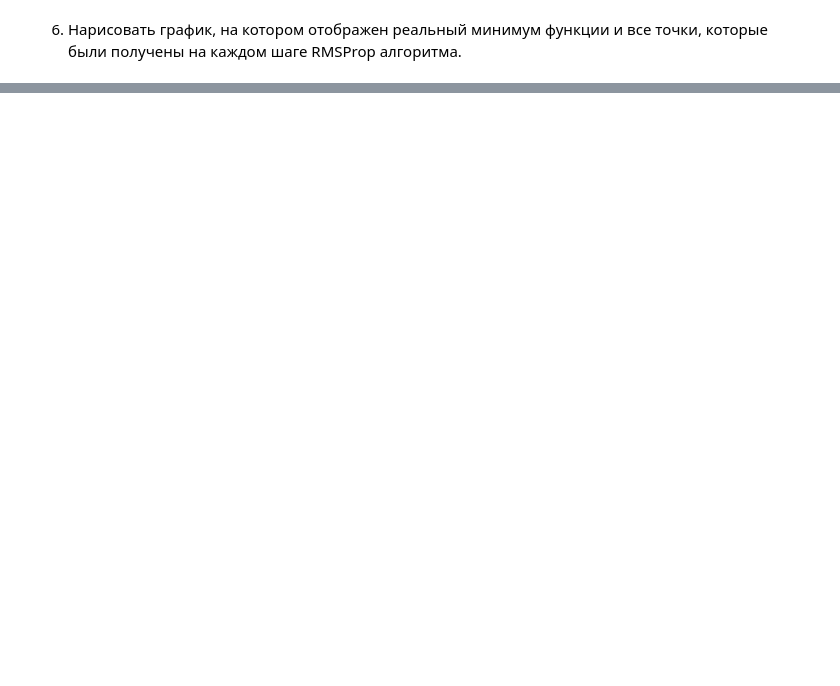
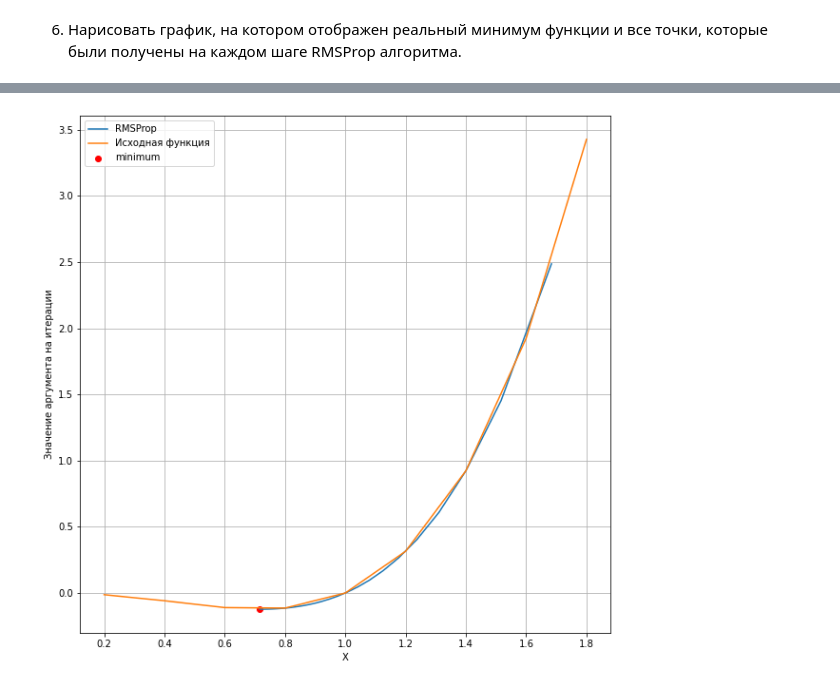
Before and after one commit to kkostromin/sber_ds, a Jupyter notebook: HomeWork3_Optimization.ipynb, the cells around one changed output, grey strips where cells are left out. Saved outputs shown, nothing was run; the diff lists cells and outputs as text; code cells hidden in the pictures; blank space fills up the shorter version.

```diff
--- a/HomeWork3_Optimization.ipynb
+++ b/HomeWork3_Optimization.ipynb
@@ -93,10 +115,3 @@ $$\gamma^{n+1} = (1 - \beta) \gamma^{n} + \beta (g^{n+1}) ^ 2$$
 $$w^{n+1} = w^n - \frac{\alpha}{\sqrt{\gamma^{n+1} + ɛ}}⋅g^{n+1}$$
 
 Здесь $α$ -- learning rate, $ɛ$ -- малое число (можно взять 0.0001 -- оно нужно, чтобы случайно не было деления на 0), $\beta$ -- мера учета инерции
-# %%
-def get_min_with_rmsprop(x0, step_count, lr, b, thershold):
-        vdw = gamma * vdw + (1 - gamma) * dw ** 2
-        vdb = gamma * vdb + (1 - gamma) * db ** 2
-
-        model.layers[index].weight -= (learning_rate / (np.sqrt(vdw + 1e-08))) * dw
-        model.layers[index].bias -= (learning_rate / (np.sqrt(vdb + 1e-08))) * db
@@ -105,5 +139,5 @@ SyntaxError: ignored
 # %%
 # Запустите поиск минимума с нескольких точек, например с 0 и 2
 
-history_rmsprop_1 = get_min_with_rmsprop(...)
-history_rmsprop_2 = get_min_with_rmsprop(...)
+history_rmsprop_1 = get_min_with_rmsprop(0)
+history_rmsprop_2 = get_min_with_rmsprop(2)
@@ -113,0 +160,9 @@ history_rmsprop_2 = get_min_with_rmsprop(...)
+# %%
+from re import X
+# поиск минимума функции в точке 2 с помощью функции optimize
+from scipy import optimize
+
+def f(x):
+    return x**3 * np.log(x)
+
+print(optimize.minimize(f, x0=2),'x =', min)
@@ -113,0 +186,26 @@ history_rmsprop_2 = get_min_with_rmsprop(...)
+# %%
+plt.figure(figsize=(10, 10))
+
+a = history_rmsprop_2.tolist()
+min = 0.71653152
+# Отрисуем то, как менялись координаты в процессе поиска минимума
+plt.plot(history_rmsprop_2,f(history_rmsprop_2))
+
+
+point = plt.scatter(min, f(min), c='red')  # отображение минимума красным цветом
+
+# Отрисуем то, как менялись координаты в процессе поиска минимума
+x_plt = np.arange(0, 2, 0.2)
+f_plt = [f(x) for x in x_plt]
+
+plt.ion()   # включение интерактивного режима отображения графиков
+plt.grid(True)   # отображение сетки на графике
+
+plt.plot(x_plt, f_plt)
+
+plt.xlabel('X')
+plt.ylabel('Значение аргумента на итерации')
+plt.legend(['RMSProp','Исходная функция','minimum'])
+plt.show()
+# %% [output]
+[figure, added]
```
Also changed, not shown: parts of 15 cells of this notebook.
